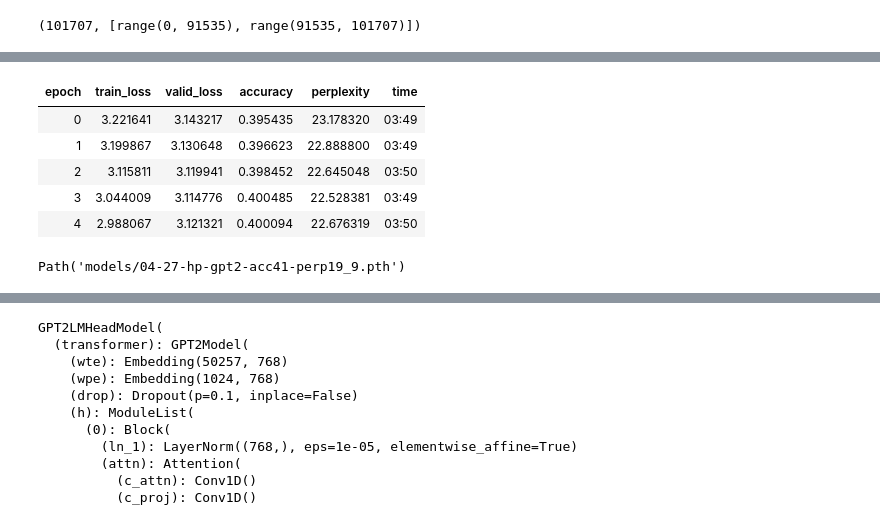
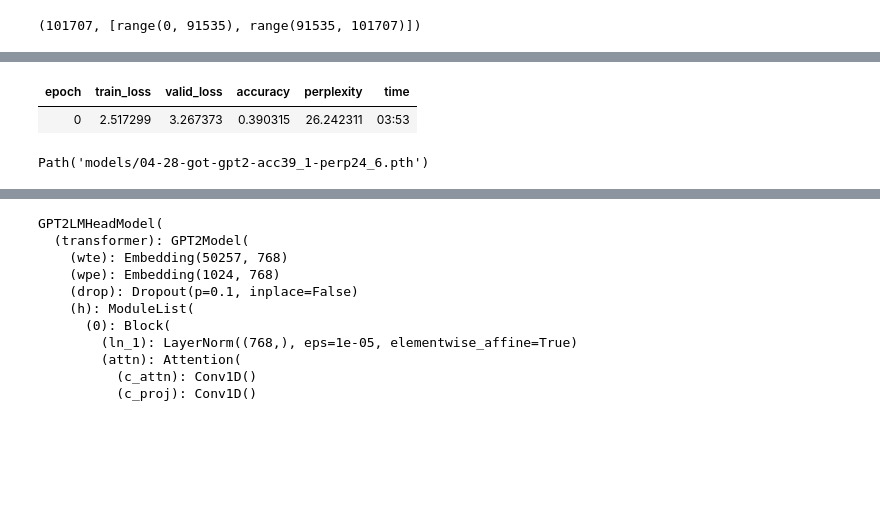
Before and after one commit to into-the-blue/chartreuse-dl-playground, a Jupyter notebook: gpt2-experiment.ipynb, the cells around one changed output, grey strips where cells are left out. Cells and saved outputs as stored; diff of their text form; code cells hidden in the pictures; blank space fills up the shorter version.

```diff
--- a/gpt2-experiment.ipynb
+++ b/gpt2-experiment.ipynb
@@ -207,7 +210,7 @@ def split_data(data,pct=0.9):
     return flatten_res, [range(0,split_idx), range(split_idx, len(flatten_res))]
 # %%
 # choose valid data from each book
-data,splits = split_data(books,0.9)
+data,splits = split_data(books2,0.9)
 # %%
 # choose valid data from last book
 def split_data2(data1,data2, pct=0.9):
@@ -229,3 +233,7 @@ data, splits = split_data2(books1,books2)
 len(data), splits
 # %% [output]
 (101707, [range(0, 91535), range(91535, 101707)])
+# %%
+#got
+data, splits = split_data2(books2,[])
+len(data), splits
@@ -257,4 +267,4 @@ SuggestedLRs(lr_min=0.014454397559165954, lr_steep=0.12022644281387329)
 # %%
-learn.fit_one_cycle(5,1e-4)
+learn.fit_one_cycle(3,3e-4)
 # %% [output]
 | epoch | train_loss | valid_loss | accuracy | perplexity | time |
@@ -272,16 +280,12 @@ SuggestedLRs(lr_min=0.02089296132326126, lr_steep=0.17378008365631104)
 # %%
-learn.fit_one_cycle(5, slice(1e-5, 1e-4))
+learn.fit_one_cycle(1, 1e-5)
 # %% [output]
 | epoch | train_loss | valid_loss | accuracy | perplexity | time |
-| 0 | 3.221641 | 3.143217 | 0.395435 | 23.178320 | 03:49 |
-| 1 | 3.199867 | 3.130648 | 0.396623 | 22.888800 | 03:49 |
-| 2 | 3.115811 | 3.119941 | 0.398452 | 22.645048 | 03:50 |
-| 3 | 3.044009 | 3.114776 | 0.400485 | 22.528381 | 03:49 |
-| 4 | 2.988067 | 3.121321 | 0.400094 | 22.676319 | 03:50 |
+| 0 | 2.517299 | 3.267373 | 0.390315 | 26.242311 | 03:53 |
 # %%
-learn.save('./04-27-hp-gpt2-acc41-perp19_9')
+learn.save('./04-28-got-gpt2-acc39_1-perp24_6')
 # %% [output]
-Path('models/04-27-hp-gpt2-acc41-perp19_9.pth')
+Path('models/04-28-got-gpt2-acc39_1-perp24_6.pth')
 # %%
 learn.summary()
 # %% [output]
```
Also changed, not shown: parts of 12 cells of this notebook.
